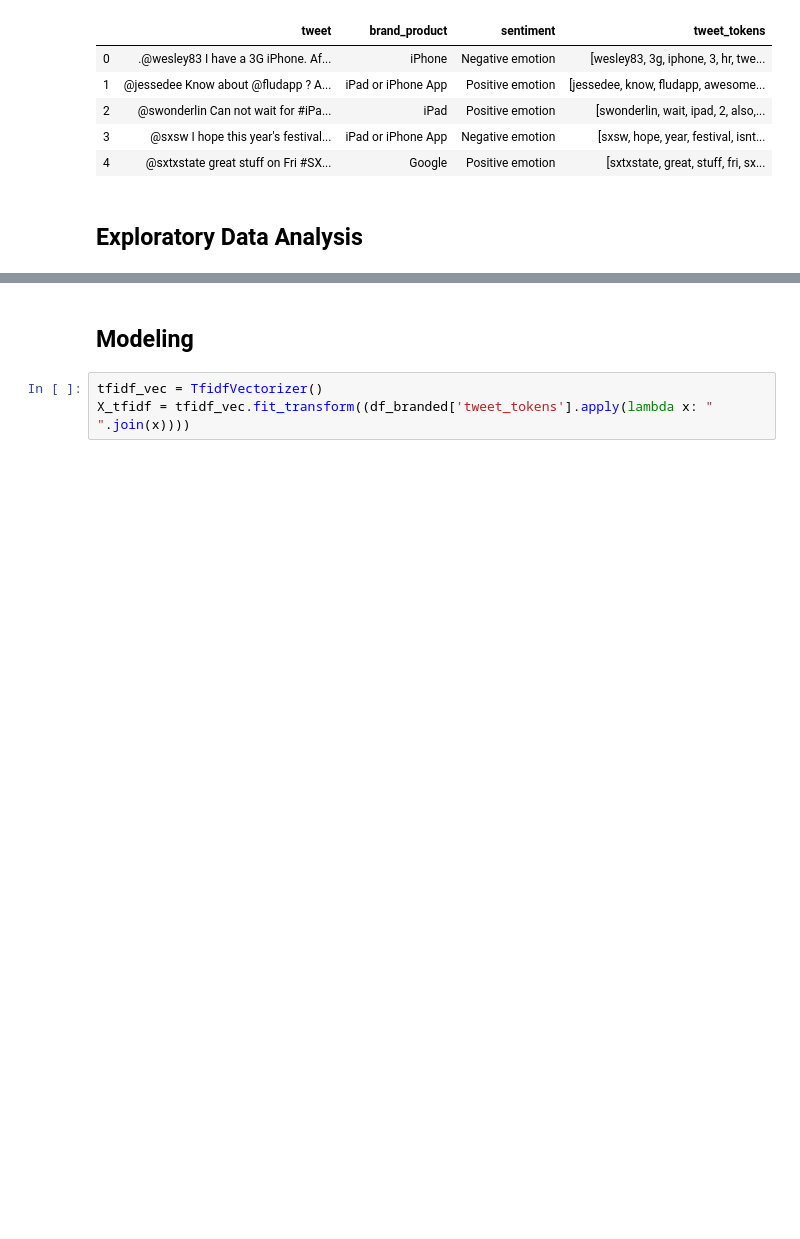
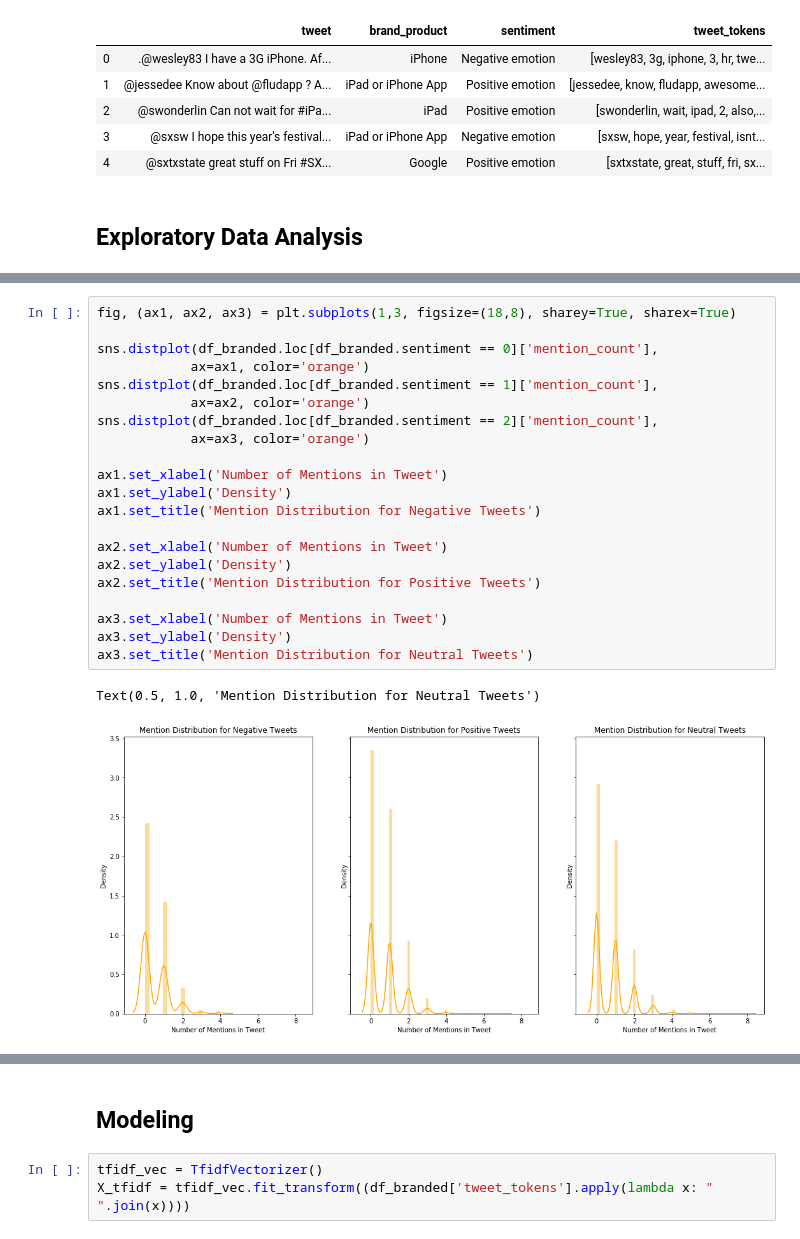
Before and after one commit to jeremy-lee93/nlp-brand-sentiment-analysis, a Jupyter notebook: EDA_and_modeling.ipynb, the cells around one changed output, grey strips where cells are left out. Saved outputs shown, nothing was run; the diff lists cells and outputs as text; blank space fills up the shorter version.

```diff
--- a/EDA_and_modeling.ipynb
+++ b/EDA_and_modeling.ipynb
@@ -515,0 +696,24 @@ Name: sentiment, dtype: int64
+# %%
+fig, (ax1, ax2, ax3) = plt.subplots(1,3, figsize=(18,8), sharey=True, sharex=True)
+
+sns.distplot(df_branded.loc[df_branded.sentiment == 0]['mention_count'],
+            ax=ax1, color='orange')
+sns.distplot(df_branded.loc[df_branded.sentiment == 1]['mention_count'],
+            ax=ax2, color='orange')
+sns.distplot(df_branded.loc[df_branded.sentiment == 2]['mention_count'],
+            ax=ax3, color='orange')
+
+ax1.set_xlabel('Number of Mentions in Tweet')
+ax1.set_ylabel('Density')
+ax1.set_title('Mention Distribution for Negative Tweets')
+
+ax2.set_xlabel('Number of Mentions in Tweet')
+ax2.set_ylabel('Density')
+ax2.set_title('Mention Distribution for Positive Tweets')
+
+ax3.set_xlabel('Number of Mentions in Tweet')
+ax3.set_ylabel('Density')
+ax3.set_title('Mention Distribution for Neutral Tweets')
+# %% [output]
+Text(0.5, 1.0, 'Mention Distribution for Neutral Tweets')
+[figure, added]
```
Also changed, not shown: parts of 15 cells of this notebook.
